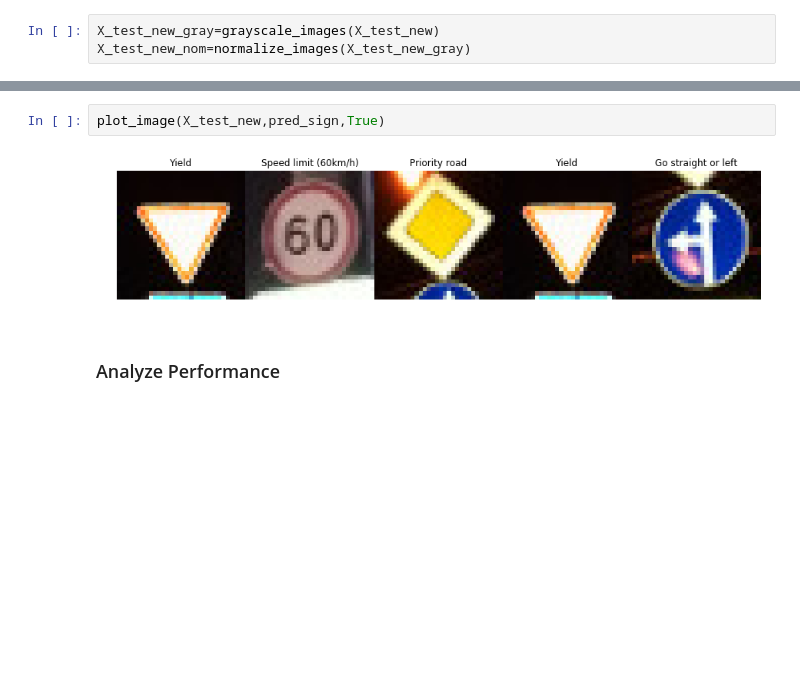
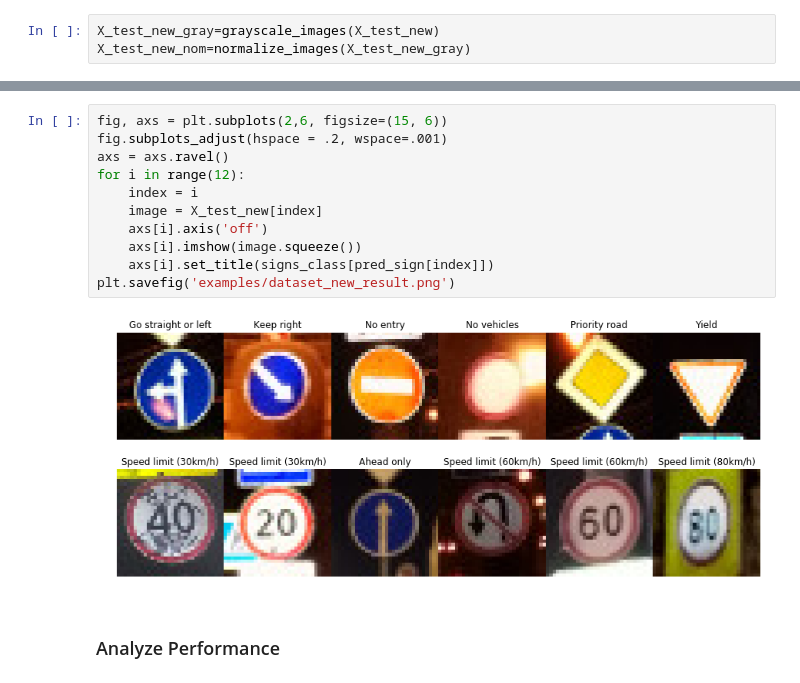
Before and after one commit to kdsian/CarND-P2-Traffic-Sign-Classifier, a Jupyter notebook: Traffic_Sign_Classifier.ipynb, the cells around one changed output, grey strips where cells are left out. Saved outputs shown, nothing was run; the diff lists cells and outputs as text; blank space fills up the shorter version.

```diff
--- a/Traffic_Sign_Classifier.ipynb
+++ b/Traffic_Sign_Classifier.ipynb
@@ -461,9 +494,18 @@ with tf.Session() as sess:
 # %% [output]
 INFO:tensorflow:Restoring parameters from ./lenet
-# %%
-plot_image(X_test_new,pred_sign,True)
-# %% [output]
-[figure, removed]
+# %%
+fig, axs = plt.subplots(2,6, figsize=(15, 6))
+fig.subplots_adjust(hspace = .2, wspace=.001)
+axs = axs.ravel()
+for i in range(12):
+    index = i
+    image = X_test_new[index]
+    axs[i].axis('off')
+    axs[i].imshow(image.squeeze())
+    axs[i].set_title(signs_class[pred_sign[index]])
+plt.savefig('examples/dataset_new_result.png')
+# %% [output]
+[figure, added]
 # %% [markdown]
 ### Analyze Performance
 # %%
```
Also changed, not shown: parts of 20 cells of this notebook, 12 other files.
